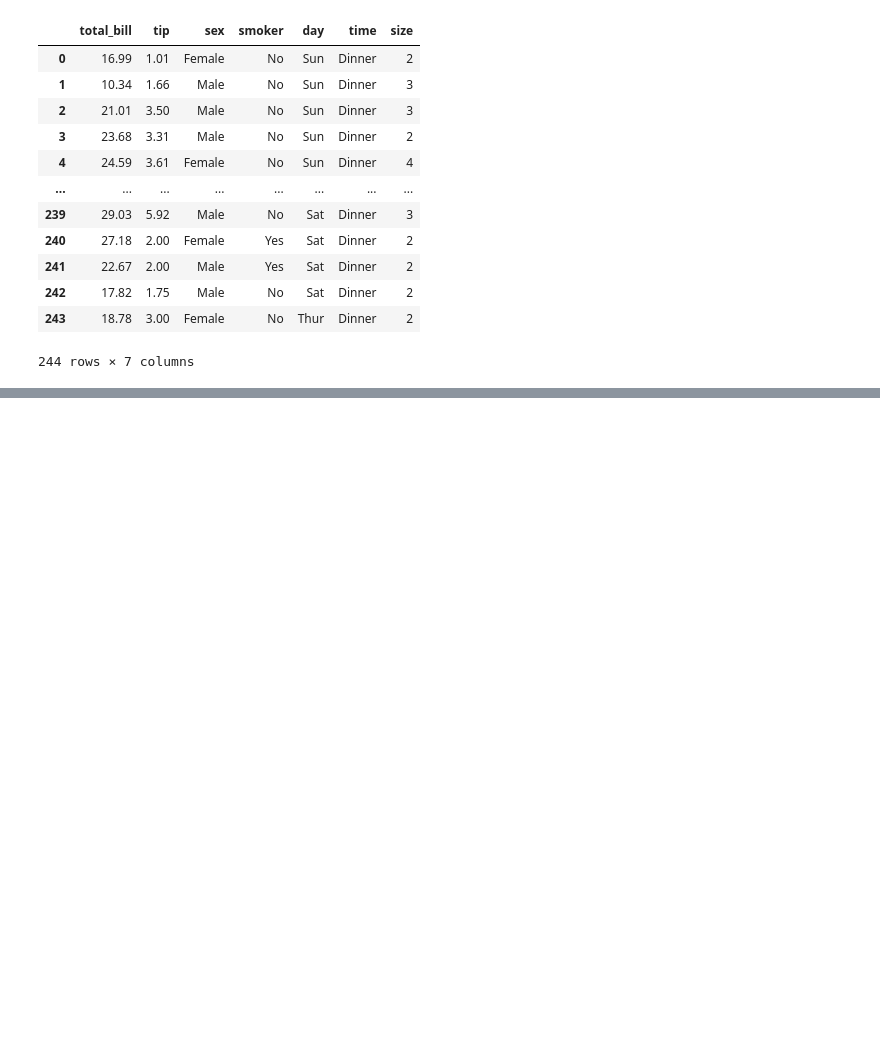
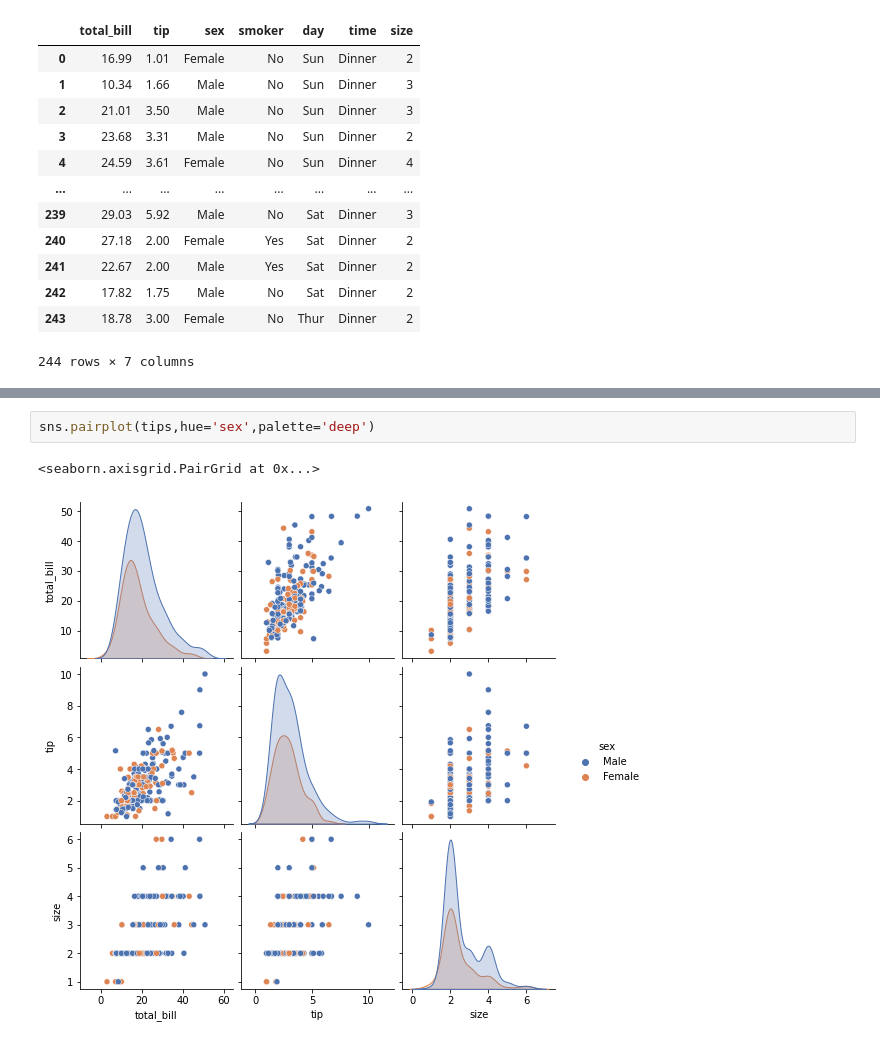
Before and after one commit to mahdis4092/Data-Science-Bootcamp, a Jupyter notebook: 6.Data-Visualization-with-Seaborn/seaborn practice by me.ipynb, the cells around one changed output, grey strips where cells are left out. Drawn from its saved outputs; the diff is of its cells as text; blank space fills up the shorter version.

```diff
--- a/6.Data-Visualization-with-Seaborn/seaborn practice by me.ipynb
+++ b/6.Data-Visualization-with-Seaborn/seaborn practice by me.ipynb
@@ -80,0 +86,5 @@ sns.jointplot(x='total_bill',y='tip',data=tips,kind='reg')
+# %%
+sns.pairplot(tips,hue='sex',palette='deep')
+# %% [output]
+<seaborn.axisgrid.PairGrid at 0x...>
+[figure, added]
```
Also changed, not shown: parts of 10 cells of this notebook.
